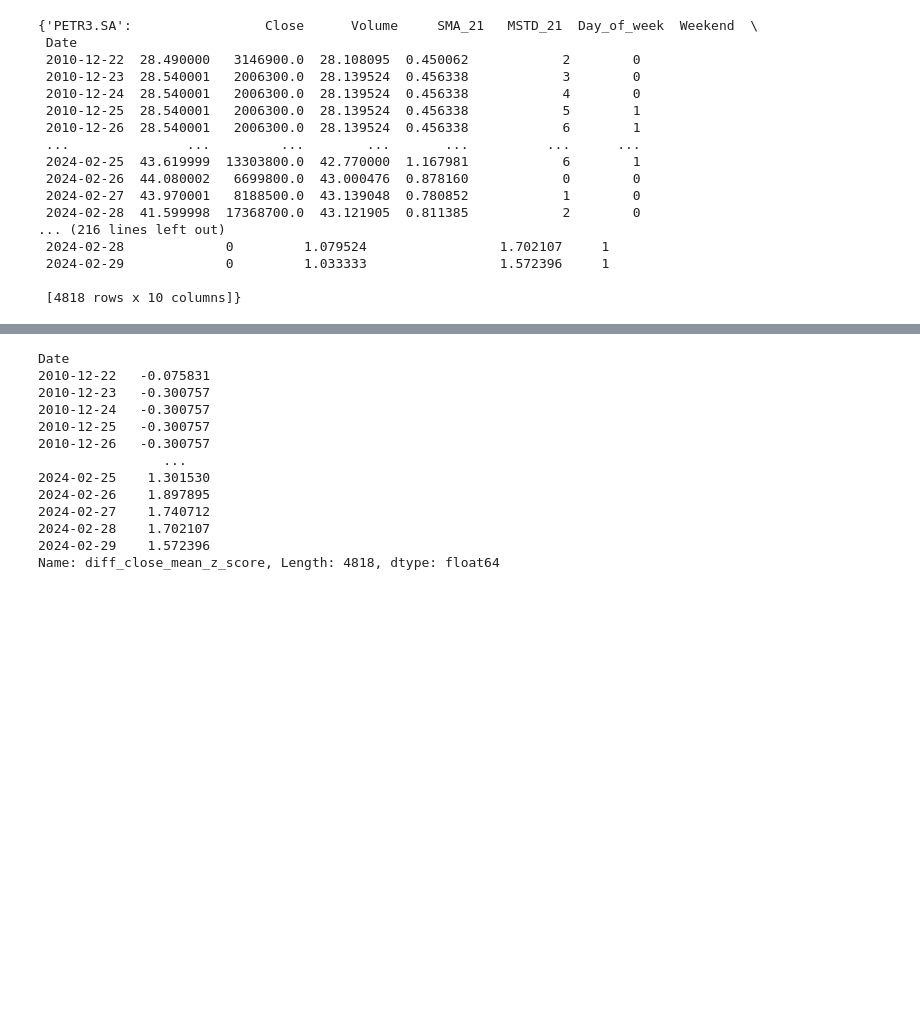
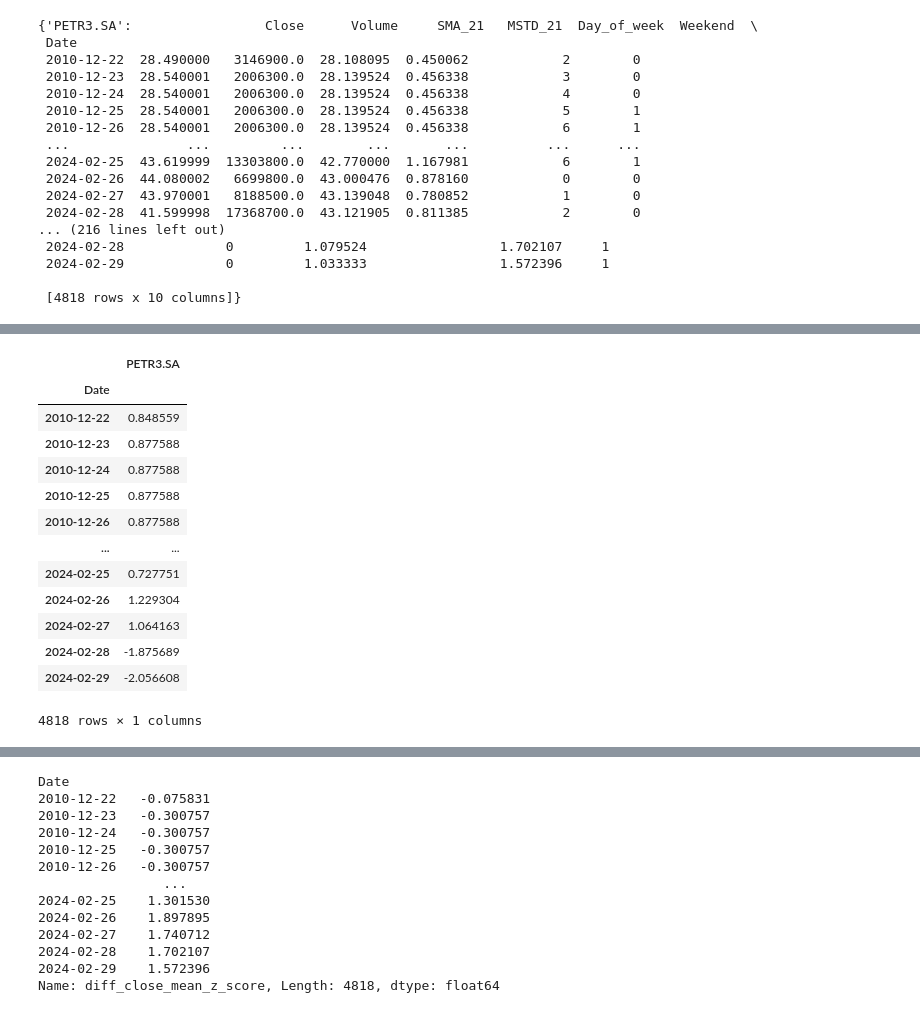
Before and after one commit to semcovici/Mean-Reversion-Prediction-with-Brazilian-Stocks-Market, a Jupyter notebook: notebooks/EDA_relatorio.ipynb, the cells around one changed output, grey strips where cells are left out. Saved outputs shown, nothing was run; the diff lists cells and outputs as text; code cells hidden in the pictures; blank space fills up the shorter version.

```diff
--- a/notebooks/EDA_relatorio.ipynb
+++ b/notebooks/EDA_relatorio.ipynb
@@ -45,0 +122,17 @@ dict_dfs
+# %%
+df_dp[['Date','PETR3.SA']].set_index('Date')
+# %% [output]
+|  | PETR3.SA |
+| Date |  |
+| 2010-12-22 | 0.848559 |
+| 2010-12-23 | 0.877588 |
+| 2010-12-24 | 0.877588 |
+| 2010-12-25 | 0.877588 |
+| 2010-12-26 | 0.877588 |
+| ... | ... |
+| 2024-02-25 | 0.727751 |
+| 2024-02-26 | 1.229304 |
+| 2024-02-27 | 1.064163 |
+| 2024-02-28 | -1.875689 |
+| 2024-02-29 | -2.056608 |
+4818 rows × 1 columns
```
Also changed, not shown: parts of 20 cells of this notebook, 1 other file.
